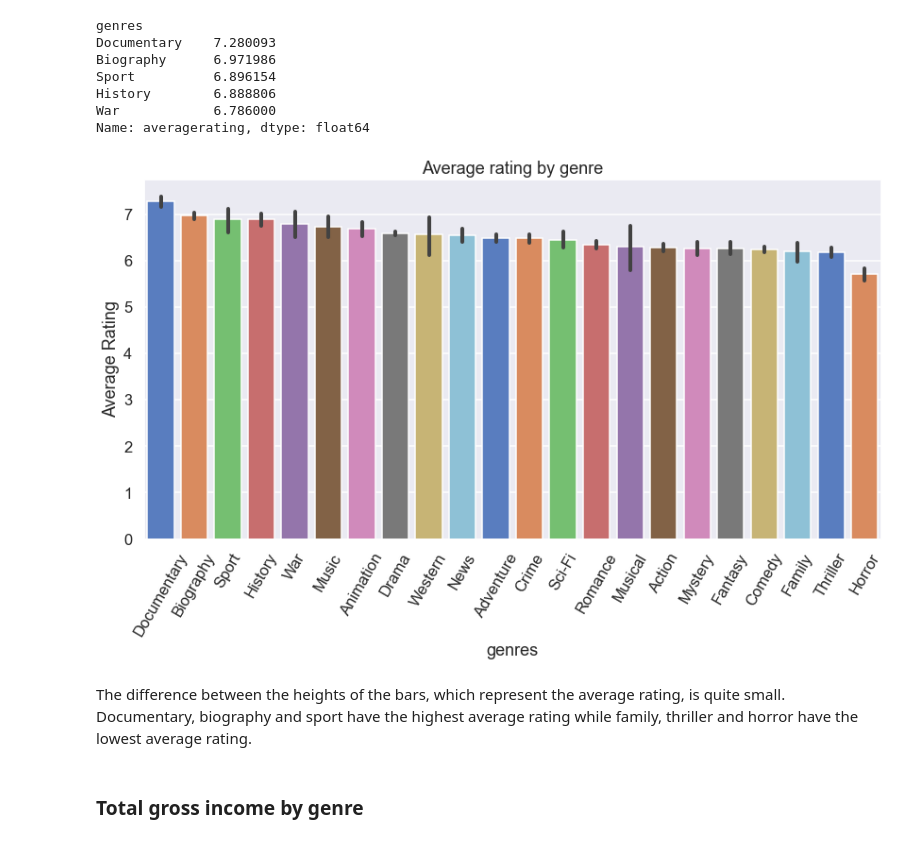
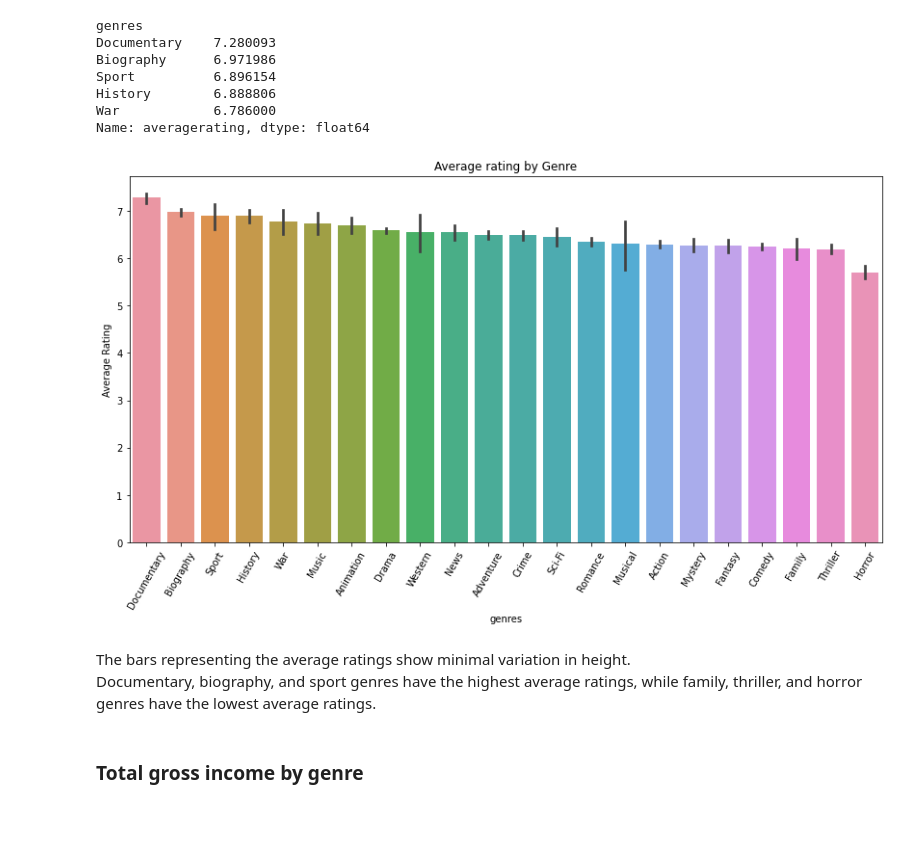
Before and after one commit to jonvis23/dsc-phase-1-project, a Jupyter notebook: student.ipynb, the cells around one changed output. Drawn from its saved outputs; the diff is of its cells as text; code cells hidden in the pictures.

```diff
--- a/student.ipynb
+++ b/student.ipynb
@@ -207,8 +207,8 @@ For `Movie_gross` dataset , we can conclude movie entries with null values did n
 Studio column contains 5 missing values, we replace this with `None`
 # %%
 #replace the missing values of foreign_gross and domestic_gross with 0.
-movie_gross['domestic_gross'] = movie_gross.domestic_gross.fillna(0.0)
-movie_gross['foreign_gross'] = movie_gross.foreign_gross.fillna(0.0)
+movie_gross['domestic_gross'] = movie_gross.domestic_gross.fillna(0)
+movie_gross['foreign_gross'] = movie_gross.foreign_gross.fillna(0)
 
 #replace missing values of studio with 'None'
 movie_gross['studio'] = movie_gross.studio.fillna('None')
@@ -589,16 +623,16 @@ Name: averagerating, dtype: float64
 # %%
 # bar graph showing the average rating by genre
 fig, ax =plt.subplots(figsize=(14,7))
 order_by = movies.groupby('genres')['averagerating'].mean().sort_values(ascending=False).index
-sns.barplot(data=movies, x='genres', y= 'averagerating', palette='muted', order=order_by, ax=ax)
-ax.set_title('Average rating by genre')
+sns.barplot(data=movies, x='genres', y= 'averagerating', order=order_by, ax=ax)
+ax.set_title('Average rating by Genre')
 ax.set_ylabel('Average Rating')
 plt.xticks(rotation=60);
 # %% [output]
-[figure, old version]
+[figure, new version]
 # %% [markdown]
-The difference between the heights of the bars, which represent the average rating, is quite small.<br>
-Documentary, biography and sport have the highest average rating while family, thriller and horror have the lowest average rating.
+The bars representing the average ratings show minimal variation in height.<br>
+Documentary, biography, and sport genres have the highest average ratings, while family, thriller, and horror genres have the lowest average ratings.
 # %% [markdown]
 ### Total gross income by genre
 # %%
```
Also changed, not shown: parts of 25 cells of this notebook, 7 other files.
